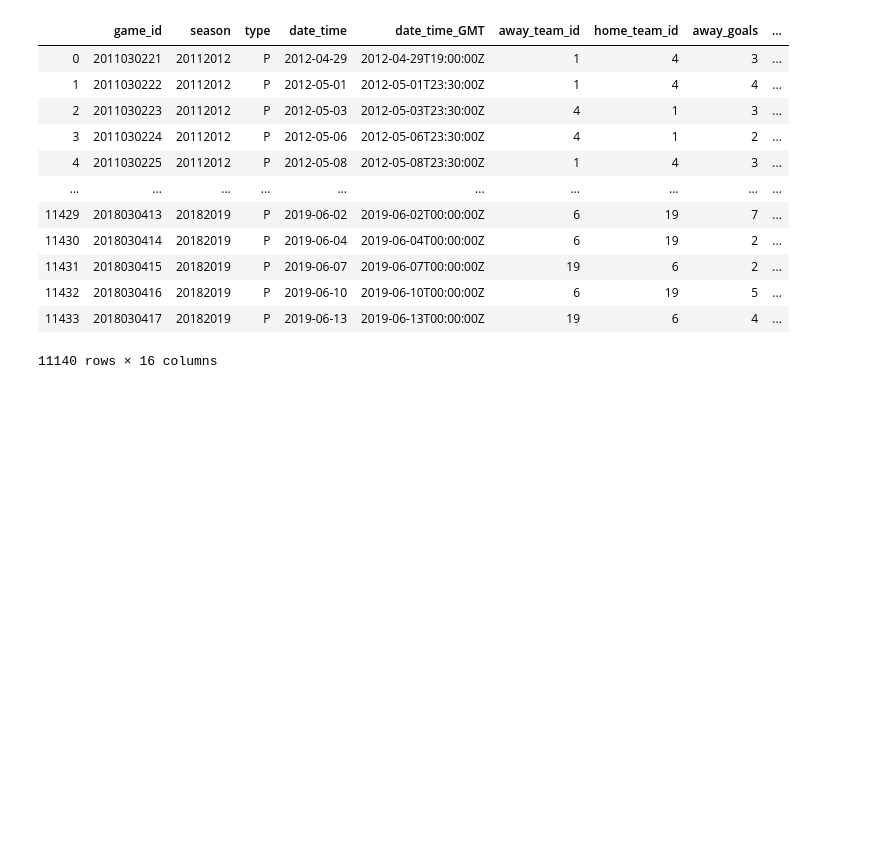
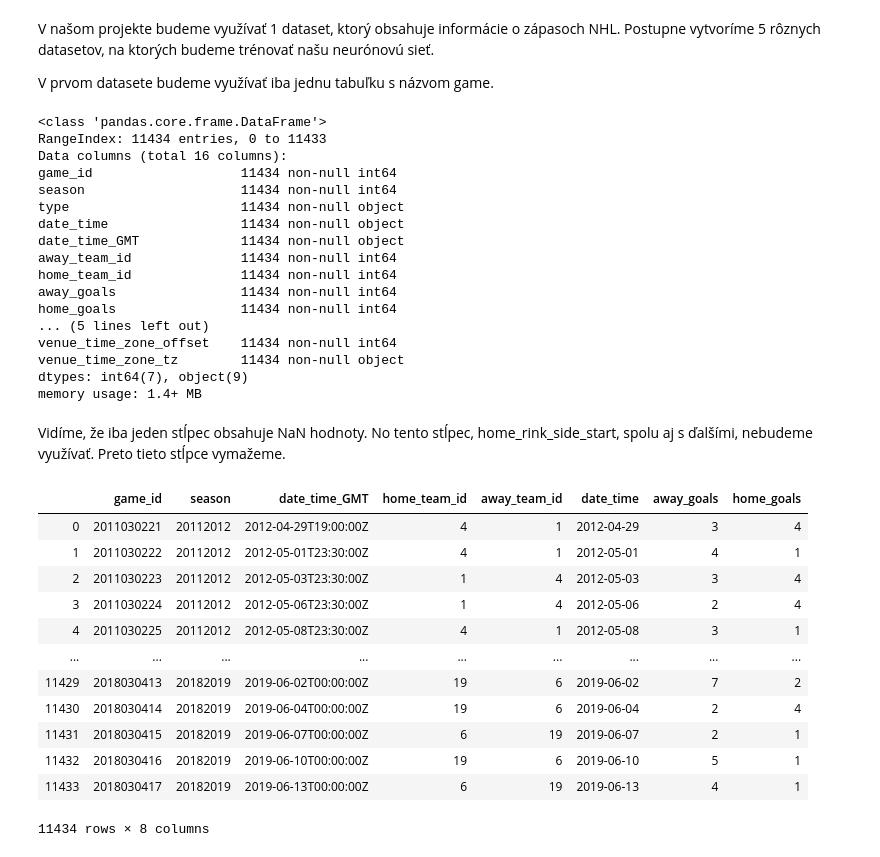
Before and after one commit to urbrex/FIIT_NS_2019, a Jupyter notebook: dataset1.ipynb, the cells around one changed output. Cells and saved outputs as stored; diff of their text form; code cells hidden in the pictures; blank space fills up the shorter version.

```diff
--- a/dataset1.ipynb
+++ b/dataset1.ipynb
@@ -9,0 +4,4 @@ gameInput = pd.read_csv("nhl-game-data/game.csv").dropna()
+# %% [markdown]
+V našom projekte budeme využívať 1 dataset, ktorý obsahuje informácie o zápasoch NHL. Postupne vytvoríme 5 rôznych datasetov, na ktorých budeme trénovať našu neurónovú sieť.
+
+V prvom datasete budeme využívať iba jednu tabuľku s názvom game.
@@ -10,16 +10,40 @@ gameInput = pd.read_csv("nhl-game-data/game.csv").dropna()
 # %%
-gameInput
+gameInput.info()
 # %% [output]
-|  | game_id | season | type | date_time | date_time_GMT | away_team_id | home_team_id | away_goals | ... |
-| 0 | 2011030221 | 20112012 | P | 2012-04-29 | 2012-04-29T19:00:00Z | 1 | 4 | 3 | ... |
-| 1 | 2011030222 | 20112012 | P | 2012-05-01 | 2012-05-01T23:30:00Z | 1 | 4 | 4 | ... |
-| 2 | 2011030223 | 20112012 | P | 2012-05-03 | 2012-05-03T23:30:00Z | 4 | 1 | 3 | ... |
-| 3 | 2011030224 | 20112012 | P | 2012-05-06 | 2012-05-06T23:30:00Z | 4 | 1 | 2 | ... |
-| 4 | 2011030225 | 20112012 | P | 2012-05-08 | 2012-05-08T23:30:00Z | 1 | 4 | 3 | ... |
-| ... | ... | ... | ... | ... | ... | ... | ... | ... | ... |
-| 11429 | 2018030413 | 20182019 | P | 2019-06-02 | 2019-06-02T00:00:00Z | 6 | 19 | 7 | ... |
-| 11430 | 2018030414 | 20182019 | P | 2019-06-04 | 2019-06-04T00:00:00Z | 6 | 19 | 2 | ... |
-| 11431 | 2018030415 | 20182019 | P | 2019-06-07 | 2019-06-07T00:00:00Z | 19 | 6 | 2 | ... |
-| 11432 | 2018030416 | 20182019 | P | 2019-06-10 | 2019-06-10T00:00:00Z | 6 | 19 | 5 | ... |
-| 11433 | 2018030417 | 20182019 | P | 2019-06-13 | 2019-06-13T00:00:00Z | 19 | 6 | 4 | ... |
-11140 rows × 16 columns
+<class 'pandas.core.frame.DataFrame'>
+RangeIndex: 11434 entries, 0 to 11433
+Data columns (total 16 columns):
+game_id                   11434 non-null int64
+season                    11434 non-null int64
+type                      11434 non-null object
+date_time                 11434 non-null object
+date_time_GMT             11434 non-null object
+away_team_id              11434 non-null int64
+home_team_id              11434 non-null int64
+away_goals                11434 non-null int64
+home_goals                11434 non-null int64
+... (5 lines left out)
+venue_time_zone_offset    11434 non-null int64
+venue_time_zone_tz        11434 non-null object
+dtypes: int64(7), object(9)
+memory usage: 1.4+ MB
+# %% [markdown]
+Vidíme, že iba jeden stĺpec obsahuje NaN hodnoty. No tento stĺpec, home_rink_side_start, spolu aj s ďalšími, nebudeme využívať. Preto tieto stĺpce vymažeme.
+# %%
+gameInput1 = gameInput.loc[:,['game_id', 'season', 'date_time_GMT', 'home_team_id', 'away_team_id', 'date_time', 'away_goals', 'home_goals']]
+# %%
+gameInput1
+# %% [output]
+|  | game_id | season | date_time_GMT | home_team_id | away_team_id | date_time | away_goals | home_goals |
+| 0 | 2011030221 | 20112012 | 2012-04-29T19:00:00Z | 4 | 1 | 2012-04-29 | 3 | 4 |
+| 1 | 2011030222 | 20112012 | 2012-05-01T23:30:00Z | 4 | 1 | 2012-05-01 | 4 | 1 |
+| 2 | 2011030223 | 20112012 | 2012-05-03T23:30:00Z | 1 | 4 | 2012-05-03 | 3 | 4 |
+| 3 | 2011030224 | 20112012 | 2012-05-06T23:30:00Z | 1 | 4 | 2012-05-06 | 2 | 4 |
+| 4 | 2011030225 | 20112012 | 2012-05-08T23:30:00Z | 4 | 1 | 2012-05-08 | 3 | 1 |
+| ... | ... | ... | ... | ... | ... | ... | ... | ... |
+| 11429 | 2018030413 | 20182019 | 2019-06-02T00:00:00Z | 19 | 6 | 2019-06-02 | 7 | 2 |
+| 11430 | 2018030414 | 20182019 | 2019-06-04T00:00:00Z | 19 | 6 | 2019-06-04 | 2 | 4 |
+| 11431 | 2018030415 | 20182019 | 2019-06-07T00:00:00Z | 6 | 19 | 2019-06-07 | 2 | 1 |
+| 11432 | 2018030416 | 20182019 | 2019-06-10T00:00:00Z | 19 | 6 | 2019-06-10 | 5 | 1 |
+| 11433 | 2018030417 | 20182019 | 2019-06-13T00:00:00Z | 6 | 19 | 2019-06-13 | 4 | 1 |
+11434 rows × 8 columns
```
Also changed, not shown: parts of 34 cells of this notebook, 13 other files.
